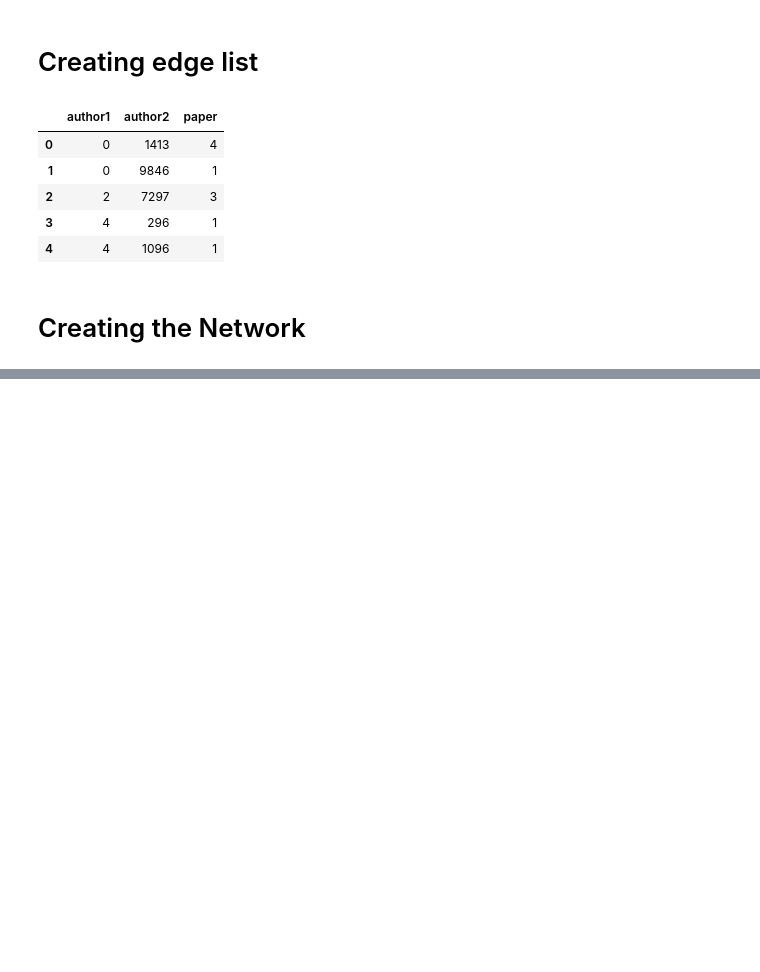
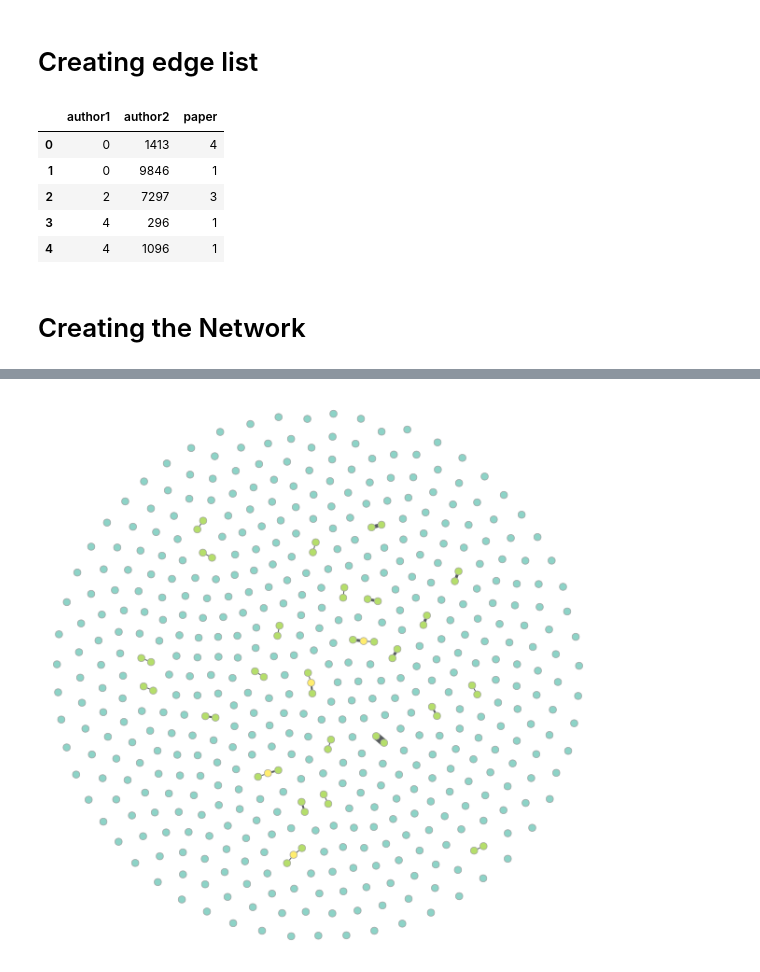
Before and after one commit to davibarreira/PBMNet, a Jupyter notebook: Create_Network.ipynb, the cells around one changed output, grey strips where cells are left out. Drawn from its saved outputs; the diff is of its cells as text; code cells hidden in the pictures; blank space fills up the shorter version.

```diff
--- a/Create_Network.ipynb
+++ b/Create_Network.ipynb
@@ -154,0 +346,11 @@ MemoryError:
+# %%
+g = gt.Graph(directed=False)
+Gsub = G.subgraph(list(range(500)))
+
+g = nx2gt(Gsub)
+# %%
+deg = g.degree_property_map("total")
+# %%
+gt.graph_draw(g,edge_pen_width=g.ep.count,vertex_fill_color=deg)
+# %% [output]
+[figure, added]
```
Also changed, not shown: parts of 16 cells of this notebook, 1 other file.
